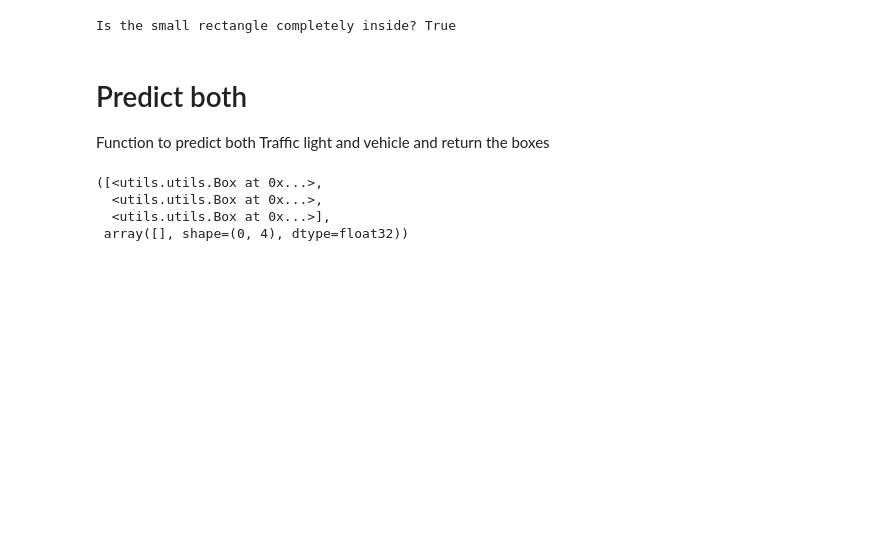
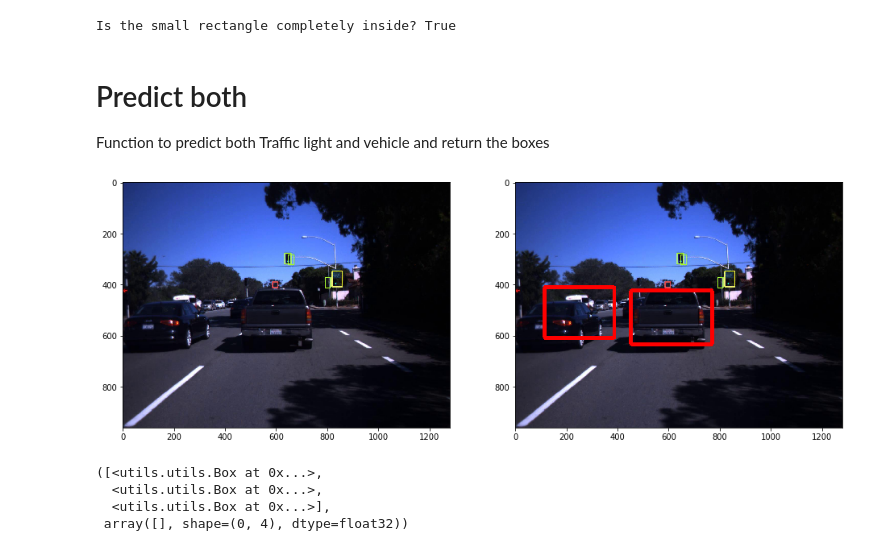
Before and after one commit to djbarajas/ML_Final, a Jupyter notebook: Main_Model.ipynb, the cells around one changed output. Drawn from its saved outputs; the diff is of its cells as text; code cells hidden in the pictures; blank space fills up the shorter version.

Commit message:
can write results to a file

```diff
--- a/Main_Model.ipynb
+++ b/Main_Model.ipynb
@@ -364,5 +381,24 @@ def predict_both(image_path):
     tl_boxes = tlc.detect_multi_object(image_np,score_threshold=0.1)
     return vehicle_boxes, tl_boxes
+# %%
+def draw_both(image_path,image_out_path, vehicle_boxes, tl_boxes):
+    # Traffic light boxes
+    im = Image.open(image_path)
+    n_image_np = np.asarray(im)
+    copy = np.copy(n_image_np)
+    results_index=classify_all_boxes_in_image(n_image_np,tl_boxes)
+    draw_results_on_image(copy, tl_boxes, results_index)
+    outimage = Image.fromarray(copy)
+    outimage.save(image_out_path)
+    boxedim = vmodel.draw_on_image(vehicle_boxes, image_out_path)
+    outimage = Image.fromarray(boxedim)
+    outimage.save(image_out_path)
+# %%
+vehicle_box, tl_box = predict_both("dayClip6--00332.jpg")
+# %%
+draw_both("dayClip6--00332.jpg","test.jpg", vehicle_box, tl_box)
+# %% [output]
+[figure, added]
 # %%
 predict_both('./test_images/test1.jpg') # no traffic lights in the image above so this looks correct
 # %% [output]
```
Also changed, not shown: parts of 4 cells of this notebook, 1 other file.
